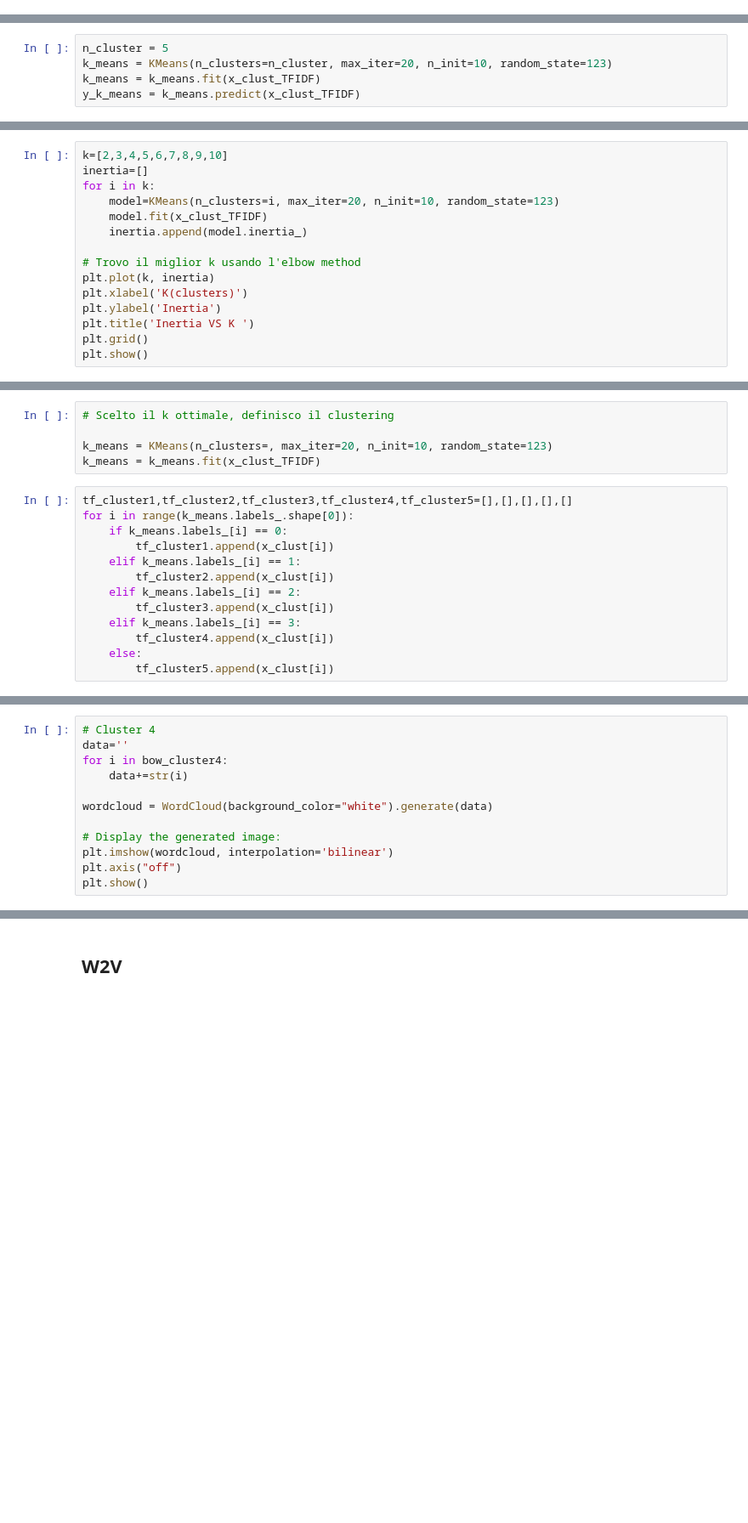
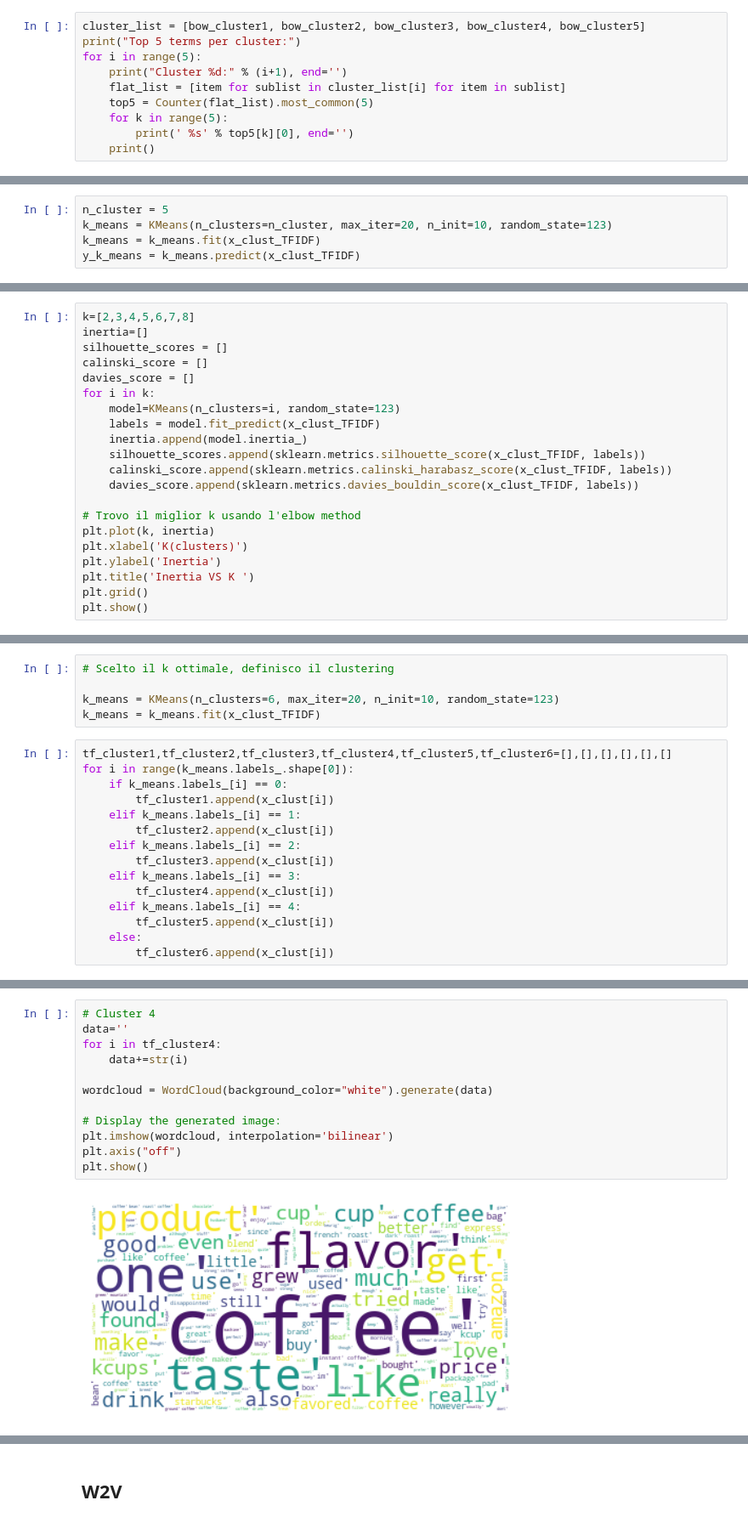
Before and after one commit to rmarconzini/amazon-fine-food-reviews-classification-clustering, a Jupyter notebook: Clustering.ipynb, the cells around one changed output, grey strips where cells are left out. Shown at 85% size. Cells and saved outputs as stored; diff of their text form; blank space fills up the shorter version.

Commit message:
clusters

```diff
--- a/Clustering.ipynb
+++ b/Clustering.ipynb
@@ -314,0 +289,10 @@ Cluster 1: [3.48846978e-06 2.28879088e-06 1.99174352e-05 ... 8.98068712e-06
+# %%
+cluster_list = [bow_cluster1, bow_cluster2, bow_cluster3, bow_cluster4, bow_cluster5]
+print("Top 5 terms per cluster:")
+for i in range(5):
+    print("Cluster %d:" % (i+1), end='')
+    flat_list = [item for sublist in cluster_list[i] for item in sublist]
+    top5 = Counter(flat_list).most_common(5)
+    for k in range(5):
+        print(' %s' % top5[k][0], end='')
+    print()
@@ -345,10 +336,16 @@ Adjusted Rand Index: 0.00757603818625428
 # %%
-k=[2,3,4,5,6,7,8,9,10]
+k=[2,3,4,5,6,7,8]
 inertia=[]
+silhouette_scores = []
+calinski_score = []
+davies_score = []
 for i in k:
-    model=KMeans(n_clusters=i, max_iter=20, n_init=10, random_state=123)
-    model.fit(x_clust_TFIDF)
+    model=KMeans(n_clusters=i, random_state=123)
+    labels = model.fit_predict(x_clust_TFIDF)
     inertia.append(model.inertia_)
+    silhouette_scores.append(sklearn.metrics.silhouette_score(x_clust_TFIDF, labels))
+    calinski_score.append(sklearn.metrics.calinski_harabasz_score(x_clust_TFIDF, labels))
+    davies_score.append(sklearn.metrics.davies_bouldin_score(x_clust_TFIDF, labels))
 
 # Trovo il miglior k usando l'elbow method
 plt.plot(k, inertia)
@@ -360,10 +359,10 @@ plt.show()
 # %%
 # Scelto il k ottimale, definisco il clustering
 
-k_means = KMeans(n_clusters=, max_iter=20, n_init=10, random_state=123)
+k_means = KMeans(n_clusters=6, max_iter=20, n_init=10, random_state=123)
 k_means = k_means.fit(x_clust_TFIDF)
 # %%
-tf_cluster1,tf_cluster2,tf_cluster3,tf_cluster4,tf_cluster5=[],[],[],[],[]
+tf_cluster1,tf_cluster2,tf_cluster3,tf_cluster4,tf_cluster5,tf_cluster6=[],[],[],[],[],[]
 for i in range(k_means.labels_.shape[0]):
     if k_means.labels_[i] == 0:
         tf_cluster1.append(x_clust[i])
@@ -373,8 +372,10 @@ for i in range(k_means.labels_.shape[0]):
         tf_cluster3.append(x_clust[i])
     elif k_means.labels_[i] == 3:
         tf_cluster4.append(x_clust[i])
+    elif k_means.labels_[i] == 4:
+        tf_cluster5.append(x_clust[i])
     else:
-        tf_cluster5.append(x_clust[i])
+        tf_cluster6.append(x_clust[i])
 # %%
 # Cluster 1
 data=''
@@ -414,15 +421,17 @@ plt.show()
 # %%
 # Cluster 4
 data=''
-for i in bow_cluster4:
+for i in tf_cluster4:
     data+=str(i)
 
 wordcloud = WordCloud(background_color="white").generate(data)
 
 # Display the generated image:
 plt.imshow(wordcloud, interpolation='bilinear')
 plt.axis("off")
 plt.show()
+# %% [output]
+[figure, added]
 # %%
 # Cluster 5
 data=''
```
Also changed, not shown: parts of 37 cells of this notebook.
